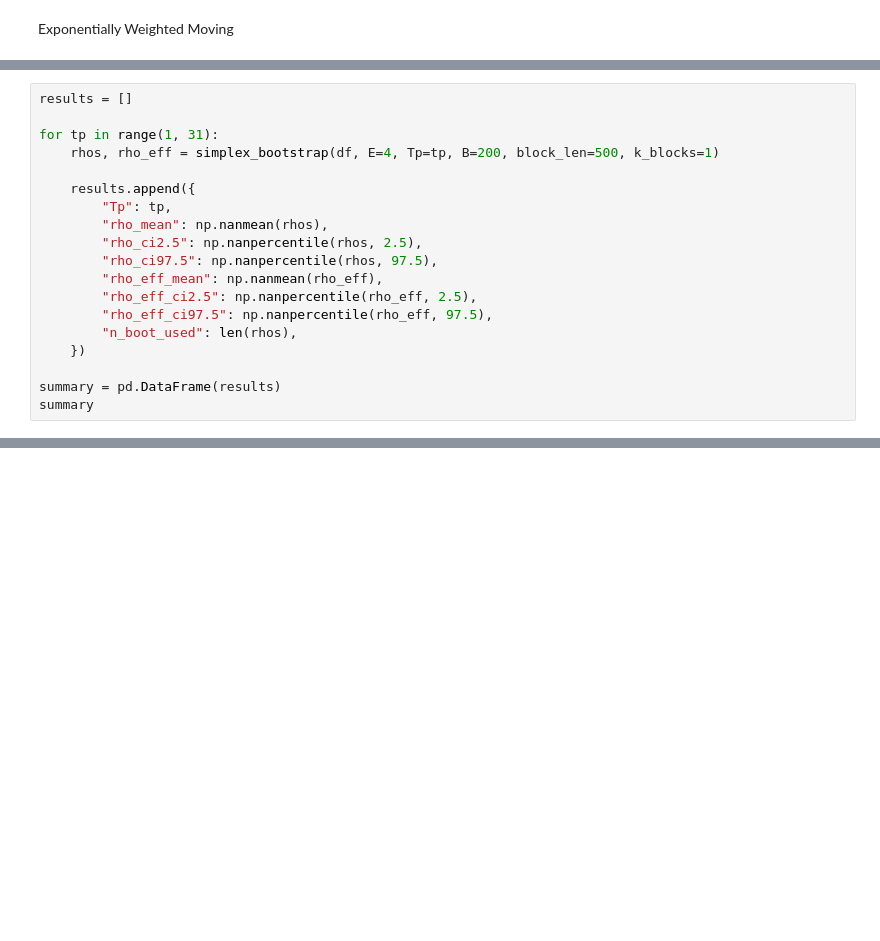
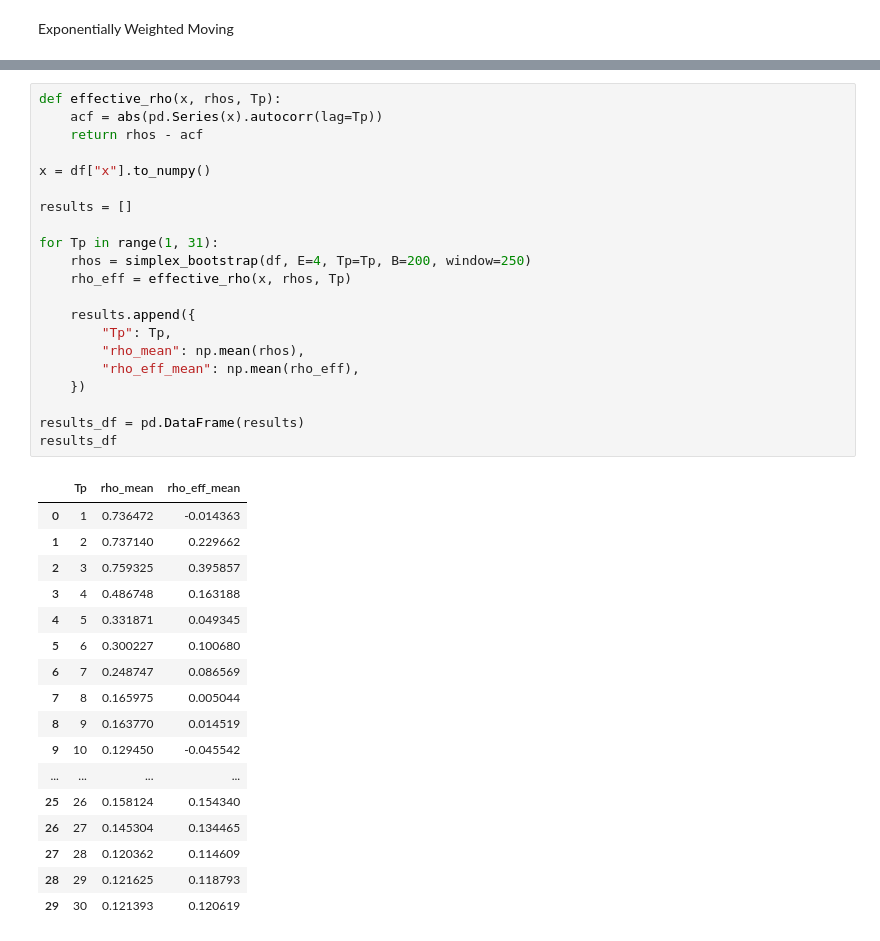
Before and after one commit to lemoncastle/hires-algal-bloom-prediction, a Jupyter notebook: simplex.ipynb, the cells around one changed output, grey strips where cells are left out. Saved outputs shown, nothing was run; the diff lists cells and outputs as text; blank space fills up the shorter version.

```diff
--- a/simplex.ipynb
+++ b/simplex.ipynb
@@ -158,19 +117,0 @@ def simplex_bootstrap(df, E=4, Tp=1, B=200, block_len=250, k_blocks=3):
-# %%
-results = []
-
-for tp in range(1, 31):
-    rhos, rho_eff = simplex_bootstrap(df, E=4, Tp=tp, B=200, block_len=500, k_blocks=1)
-
-    results.append({
-        "Tp": tp,
-        "rho_mean": np.nanmean(rhos),
-        "rho_ci2.5": np.nanpercentile(rhos, 2.5),
-        "rho_ci97.5": np.nanpercentile(rhos, 97.5),
-        "rho_eff_mean": np.nanmean(rho_eff),
-        "rho_eff_ci2.5": np.nanpercentile(rho_eff, 2.5),
-        "rho_eff_ci97.5": np.nanpercentile(rho_eff, 97.5),
-        "n_boot_used": len(rhos),
-    })
-
-summary = pd.DataFrame(results)
-summary
@@ -225,0 +118,39 @@ std(pred): nan
+# %%
+def effective_rho(x, rhos, Tp):
+    acf = abs(pd.Series(x).autocorr(lag=Tp))
+    return rhos - acf
+
+x = df["x"].to_numpy()
+
+results = []
+
+for Tp in range(1, 31):
+    rhos = simplex_bootstrap(df, E=4, Tp=Tp, B=200, window=250)
+    rho_eff = effective_rho(x, rhos, Tp)
+
+    results.append({
+        "Tp": Tp,
+        "rho_mean": np.mean(rhos),
+        "rho_eff_mean": np.mean(rho_eff),
+    })
+
+results_df = pd.DataFrame(results)
+results_df
+# %% [output]
+|  | Tp | rho_mean | rho_eff_mean |
+| 0 | 1 | 0.736472 | -0.014363 |
+| 1 | 2 | 0.737140 | 0.229662 |
+| 2 | 3 | 0.759325 | 0.395857 |
+| 3 | 4 | 0.486748 | 0.163188 |
+| 4 | 5 | 0.331871 | 0.049345 |
+| 5 | 6 | 0.300227 | 0.100680 |
+| 6 | 7 | 0.248747 | 0.086569 |
+| 7 | 8 | 0.165975 | 0.005044 |
+| 8 | 9 | 0.163770 | 0.014519 |
+| 9 | 10 | 0.129450 | -0.045542 |
+| ... | ... | ... | ... |
+| 25 | 26 | 0.158124 | 0.154340 |
+| 26 | 27 | 0.145304 | 0.134465 |
+| 27 | 28 | 0.120362 | 0.114609 |
+| 28 | 29 | 0.121625 | 0.118793 |
+| 29 | 30 | 0.121393 | 0.120619 |
```
Also changed, not shown: parts of 7 cells of this notebook.
